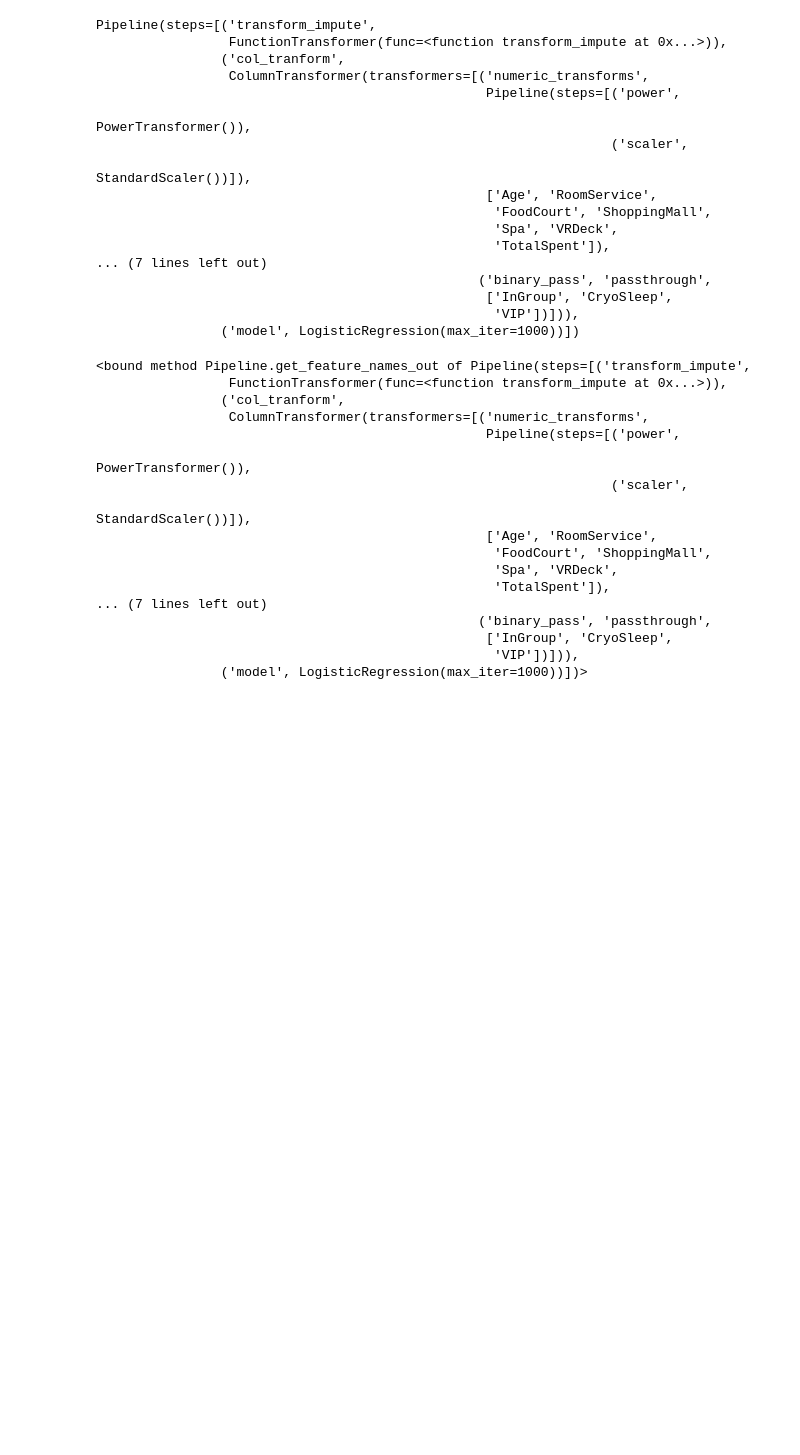
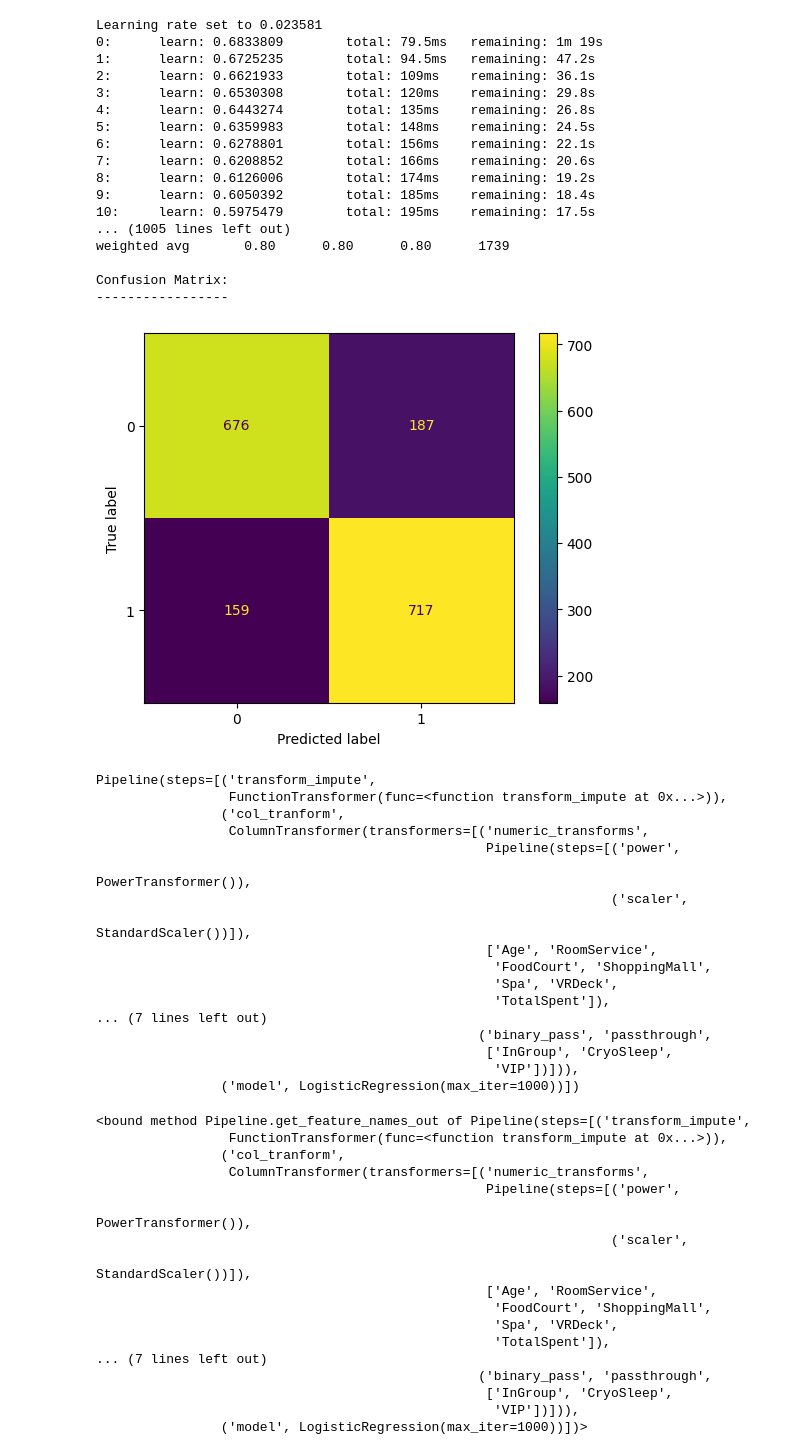
Before and after one commit to mailliwJ/spaceTitanic, a Jupyter notebook: notebooks/episode_IV.ipynb, the cells around one changed output. Cells and saved outputs as stored; diff of their text form; code cells hidden in the pictures; blank space fills up the shorter version.

```diff
--- a/notebooks/episode_IV.ipynb
+++ b/notebooks/episode_IV.ipynb
@@ -0,0 +158,4 @@
+# %%
+catb = CatBoostClassifier(cat_features=cat_cols, random_state=42)
+# %%
+catb.fit(X_train, y_train)
@@ -0,0 +181,38 @@
+# %%
+def cv_evaluate(model, X, y, print_scores=False):
+
+    scoring = ['balanced_accuracy','f1','roc_auc']
+    results = cross_validate(model, X, y, cv=5, scoring=scoring, return_train_score=False)
+
+    balanced_acc = np.mean(results['test_balanced_accuracy'])
+    f1_score = np.mean(results['test_f1'])
+    roc_auc = np.mean(results['test_roc_auc'])
+    if print_scores:
+        print(f'Mean Cross Validation Scores for {model.__class__.__name__}:\n{"-"*21}')
+        print(f'Balanced accuracy: {balanced_acc:.5f}')
+        print(f'F1: {f1_score:.5f}')
+        print(f'ROC_AUC: {roc_auc:.5f}')
+    return balanced_acc, f1_score, roc_auc
+
+def fit_test_evaluate(model, X_train, y_train, X_test, y_test, scores=False, class_report=False, confusion_mat=False):
+    model.fit(X_train, y_train)
+    y_preds = model.predict(X_test)
+
+    accuracy = accuracy_score(y_test, y_preds)
+    f1 = f1_score(y_test, y_preds)
+    roc_auc = roc_auc_score(y_test, y_preds)
+    if scores:
+        print(f'Test Scores:\n{"-"*12}')
+        print(f'Accuracy Score: {accuracy:.5f}')
+        print(f'F1 score: {f1:.5f}\n')
+        print(f'ROC-AUC score: {roc_auc:.5f}\n')
+
+
+    if class_report:
+        print(f'Classification Report:\n{"-"*22}')
+        print(classification_report(y_test, y_preds))
+
+    if confusion_mat:
+        print(f'Confusion Matrix:\n{"-"*17}')
+        ConfusionMatrixDisplay.from_predictions(y_test, y_preds)
+    return None
@@ -1,3 +240,24 @@
+# %%
+fit_test_evaluate(catb, X_train, y_train, X_val, y_val, scores=True, class_report=True, confusion_mat=True)
+# %% [output]
+Learning rate set to 0.023581
+0:      learn: 0.6833809        total: 79.5ms   remaining: 1m 19s
+1:      learn: 0.6725235        total: 94.5ms   remaining: 47.2s
+2:      learn: 0.6621933        total: 109ms    remaining: 36.1s
+3:      learn: 0.6530308        total: 120ms    remaining: 29.8s
+4:      learn: 0.6443274        total: 135ms    remaining: 26.8s
+5:      learn: 0.6359983        total: 148ms    remaining: 24.5s
+6:      learn: 0.6278801        total: 156ms    remaining: 22.1s
+7:      learn: 0.6208852        total: 166ms    remaining: 20.6s
+8:      learn: 0.6126006        total: 174ms    remaining: 19.2s
+9:      learn: 0.6050392        total: 185ms    remaining: 18.4s
+10:     learn: 0.5975479        total: 195ms    remaining: 17.5s
+... (1005 lines left out)
+weighted avg       0.80      0.80      0.80      1739
+
+Confusion Matrix:
+-----------------
+[figure, added]
 # %%
 import numpy as np
 import pandas as pd
```
Also changed, not shown: parts of 8 cells of this notebook, 1 other file.
